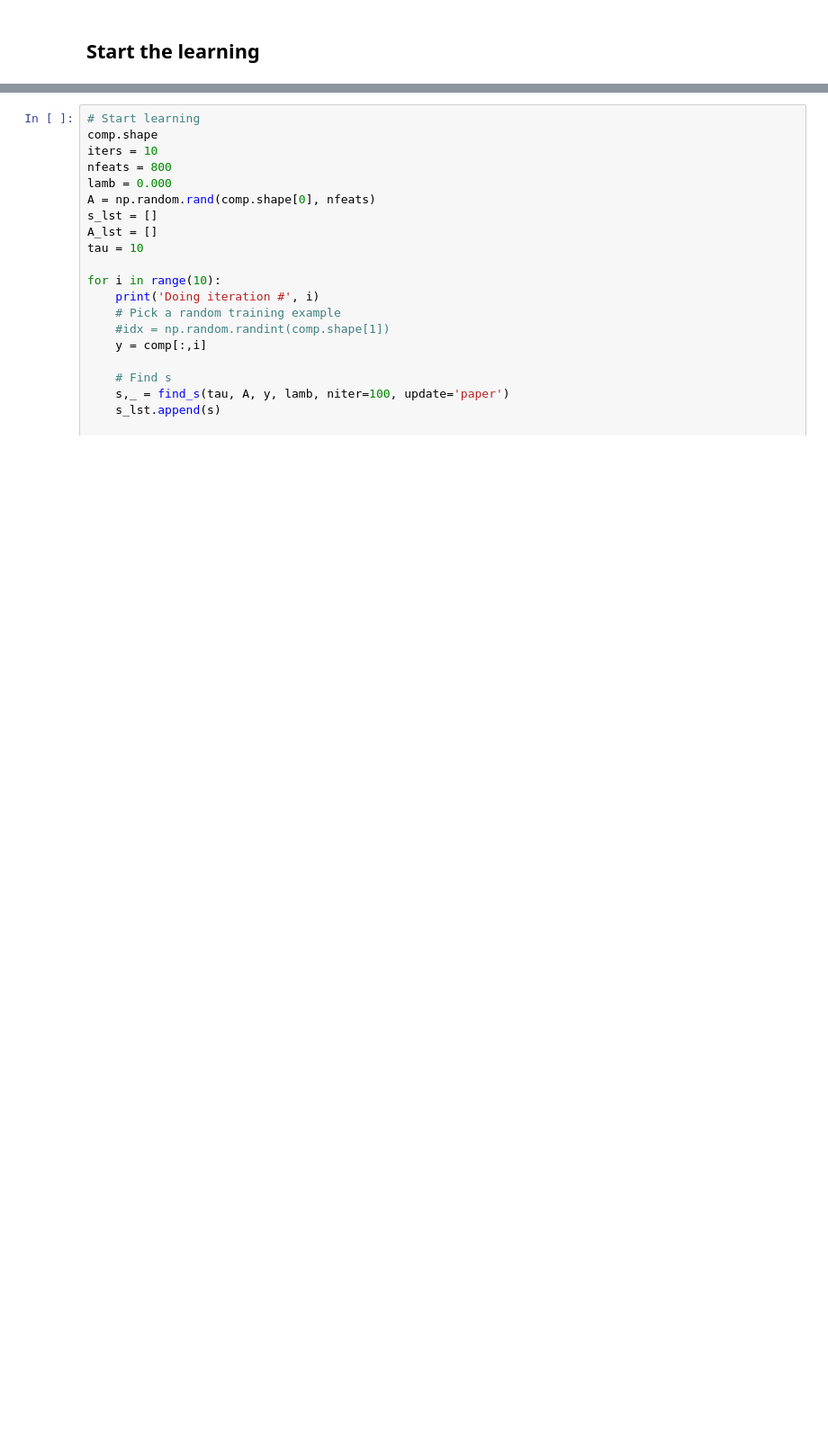
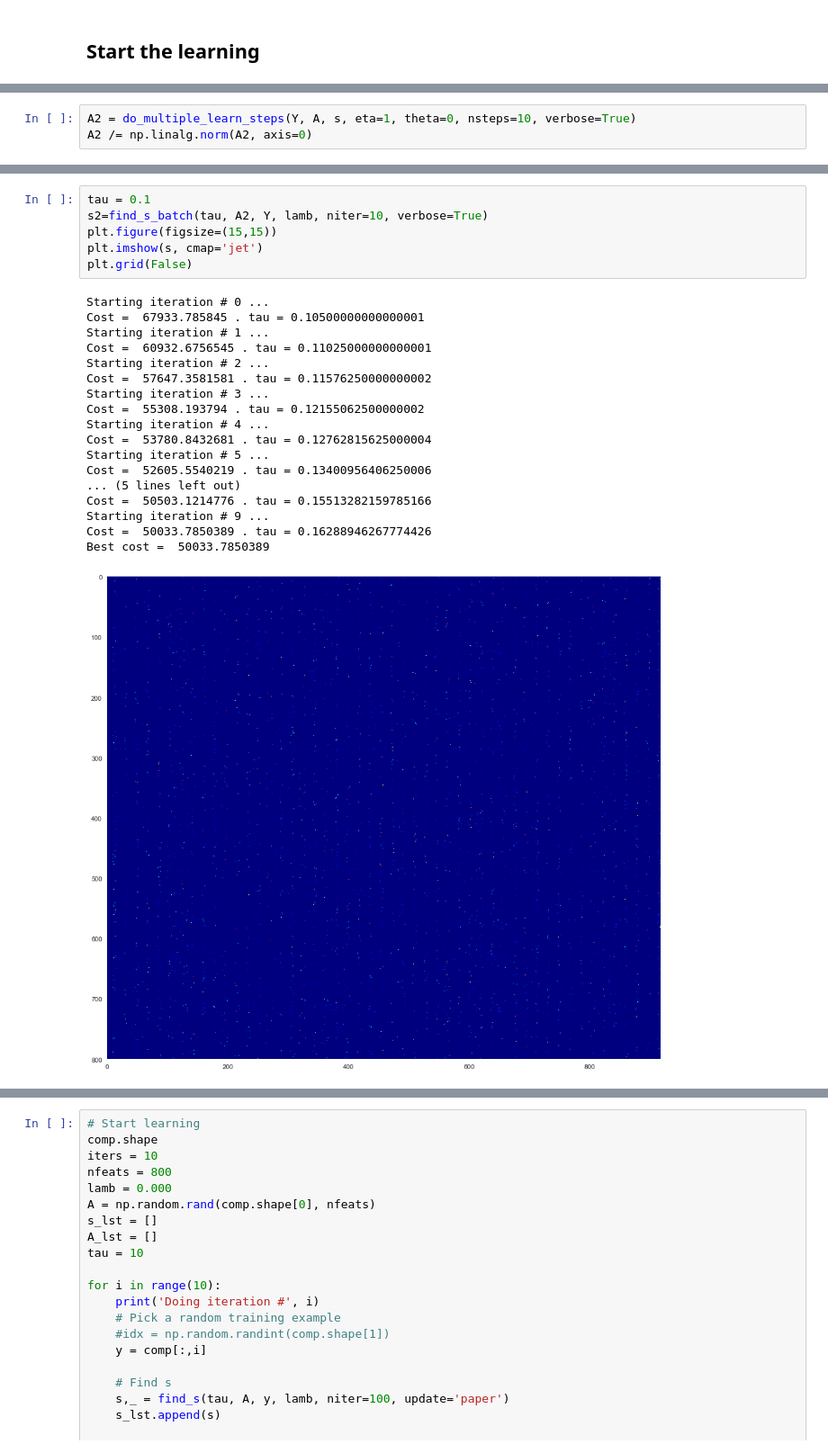
Before and after one commit to nhat-le/Sparse-Coding-Spectrogram, a Jupyter notebook: sparse_code_spectrogram.ipynb, the cells around one changed output, grey strips where cells are left out. Shown at 90% size. Cells and saved outputs as stored; diff of their text form; blank space fills up the shorter version.

```diff
--- a/sparse_code_spectrogram.ipynb
+++ b/sparse_code_spectrogram.ipynb
@@ -522,0 +508,3 @@ Best cost =  1000000.0 . Best A =  [[-1902.47866204 -1780.39358799 -1920.0895950
+# %%
+A2 = do_multiple_learn_steps(Y, A, s, eta=1, theta=0, nsteps=10, verbose=True)
+A2 /= np.linalg.norm(A2, axis=0)
@@ -522,0 +529,25 @@ Best cost =  1000000.0 . Best A =  [[-1902.47866204 -1780.39358799 -1920.0895950
+# %%
+tau = 0.1
+s2=find_s_batch(tau, A2, Y, lamb, niter=10, verbose=True)
+plt.figure(figsize=(15,15))
+plt.imshow(s, cmap='jet')
+plt.grid(False)
+# %% [output]
+Starting iteration # 0 ...
+Cost =  67933.785845 . tau = 0.10500000000000001
+Starting iteration # 1 ...
+Cost =  60932.6756545 . tau = 0.11025000000000001
+Starting iteration # 2 ...
+Cost =  57647.3581581 . tau = 0.11576250000000002
+Starting iteration # 3 ...
+Cost =  55308.193794 . tau = 0.12155062500000002
+Starting iteration # 4 ...
+Cost =  53780.8432681 . tau = 0.12762815625000004
+Starting iteration # 5 ...
+Cost =  52605.5540219 . tau = 0.13400956406250006
+... (5 lines left out)
+Cost =  50503.1214776 . tau = 0.15513282159785166
+Starting iteration # 9 ...
+Cost =  50033.7850389 . tau = 0.16288946267774426
+Best cost =  50033.7850389
+[figure, added]
```
Also changed, not shown: parts of 30 cells of this notebook.
